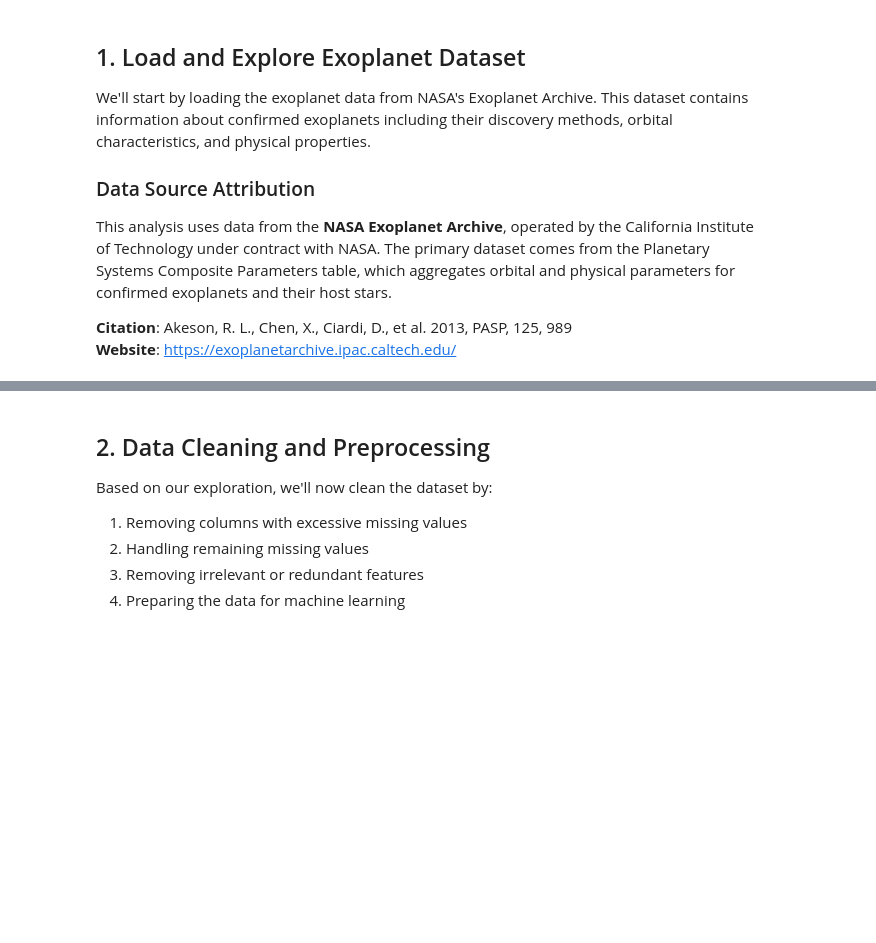
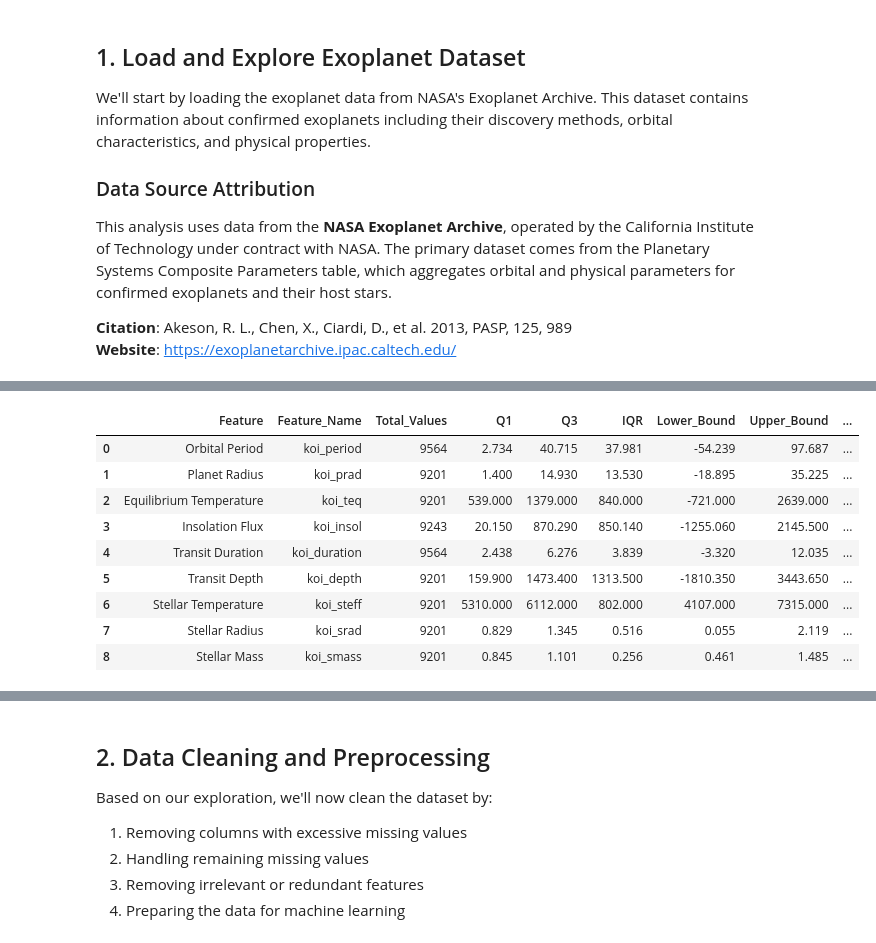
Before and after one commit to NASA-Space-Apps-Challenge-2025/Hunting-Exoplanets, a Jupyter notebook: notebooks/exoplanet_detection_analysis.ipynb, the cells around one changed output, grey strips where cells are left out. Saved outputs shown, nothing was run; the diff lists cells and outputs as text; code cells hidden in the pictures; blank space fills up the shorter version.

```diff
--- a/notebooks/exoplanet_detection_analysis.ipynb
+++ b/notebooks/exoplanet_detection_analysis.ipynb
@@ -173,0 +827,71 @@ def load_exoplanet_data():
+# %%
+# Comprehensive Outlier Analysis
+print("OUTLIER ANALYSIS AND ANOMALY DETECTION")
+print("=" * 40)
+
+if exoplanet_data is not None:
+    # Define key features for outlier analysis
+    outlier_features_info = {
+        'koi_period': 'Orbital Period',
+        'koi_prad': 'Planet Radius',
+        'koi_teq': 'Equilibrium Temperature',
+        'koi_insol': 'Insolation Flux',
+        'koi_duration': 'Transit Duration',
+        'koi_depth': 'Transit Depth',
+        'koi_steff': 'Stellar Temperature',
+        'koi_srad': 'Stellar Radius',
+        'koi_smass': 'Stellar Mass'
+    }
+
+    # Check available features
+    available_outlier_features = {k: v for k, v in outlier_features_info.items()
+                                  if k in exoplanet_data.columns}
+
+    if available_outlier_features:
+        print(f"Analyzing outliers in {len(available_outlier_features)} key features\n")
+
+        # 1. Calculate outliers using IQR method
+        outlier_summary = []
+
+        for feature, description in available_outlier_features.items():
+            if feature in exoplanet_data.columns and exoplanet_data[feature].notna().sum() > 0:
+                data = exoplanet_data[feature].dropna()
+                Q1 = data.quantile(0.25)
+                Q3 = data.quantile(0.75)
+                IQR = Q3 - Q1
+
+                lower_bound = Q1 - 1.5 * IQR
+                upper_bound = Q3 + 1.5 * IQR
+
+                outliers = data[(data < lower_bound) | (data > upper_bound)]
+                outlier_pct = (len(outliers) / len(data)) * 100
+
+                outlier_summary.append({
+                    'Feature': description,
+                    'Feature_Name': feature,
+                    'Total_Values': len(data),
+                    'Q1': Q1,
+                    'Q3': Q3,
+                    'IQR': IQR,
+                    'Lower_Bound': lower_bound,
+                    'Upper_Bound': upper_bound,
+                    'Outlier_Count': len(outliers),
+                    'Outlier_Percentage': len(outliers) / len(exoplanet_data) * 100
+                })
+
+        if outlier_summary:
+            outlier_df = pd.DataFrame(outlier_summary)
+            display(outlier_df.round(3))
+
+            print(f"\n📊 Outlier Summary:")
+            total_outliers = sum(item['Outlier_Count'] for item in outlier_summary)
+            print(f"  Total outliers detected: {total_outliers}")
+            print(f"  Average outlier percentage: {sum(item['Outlier_Percentage'] for item in outlier_summary) / len(outlier_summary):.2f}%")
+        else:
+            print("❌ No outlier analysis could be performed")
+    else:
+        print("❌ No suitable features found for outlier analysis")
+
+else:
+    print("❌ No data available for outlier analysis")
+# %% [output]
@@ -173,0 +901,10 @@ def load_exoplanet_data():
+|  | Feature | Feature_Name | Total_Values | Q1 | Q3 | IQR | Lower_Bound | Upper_Bound | ... |
+| 0 | Orbital Period | koi_period | 9564 | 2.734 | 40.715 | 37.981 | -54.239 | 97.687 | ... |
+| 1 | Planet Radius | koi_prad | 9201 | 1.400 | 14.930 | 13.530 | -18.895 | 35.225 | ... |
+| 2 | Equilibrium Temperature | koi_teq | 9201 | 539.000 | 1379.000 | 840.000 | -721.000 | 2639.000 | ... |
+| 3 | Insolation Flux | koi_insol | 9243 | 20.150 | 870.290 | 850.140 | -1255.060 | 2145.500 | ... |
+| 4 | Transit Duration | koi_duration | 9564 | 2.438 | 6.276 | 3.839 | -3.320 | 12.035 | ... |
+| 5 | Transit Depth | koi_depth | 9201 | 159.900 | 1473.400 | 1313.500 | -1810.350 | 3443.650 | ... |
+| 6 | Stellar Temperature | koi_steff | 9201 | 5310.000 | 6112.000 | 802.000 | 4107.000 | 7315.000 | ... |
+| 7 | Stellar Radius | koi_srad | 9201 | 0.829 | 1.345 | 0.516 | 0.055 | 2.119 | ... |
+| 8 | Stellar Mass | koi_smass | 9201 | 0.845 | 1.101 | 0.256 | 0.461 | 1.485 | ... |
```
Also changed, not shown: parts of 17 cells of this notebook.
